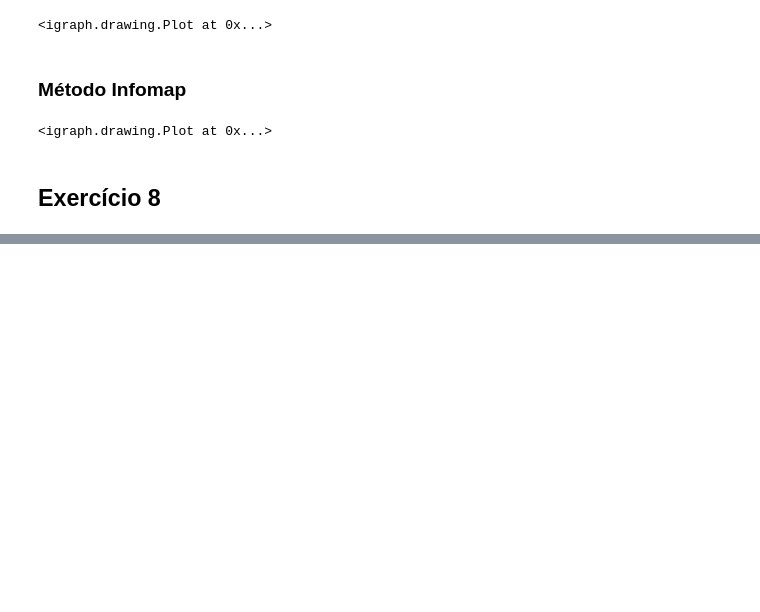
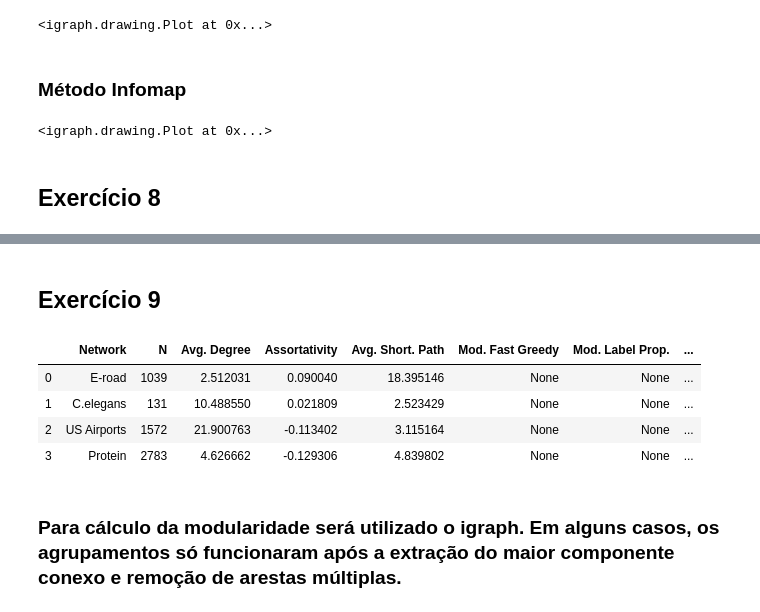
Before and after one commit to guimilan/redes_complexas, a Jupyter notebook: Lista2.ipynb, the cells around one changed output, grey strips where cells are left out. Saved outputs shown, nothing was run; the diff lists cells and outputs as text; code cells hidden in the pictures; blank space fills up the shorter version.

```diff
--- a/Lista2.ipynb
+++ b/Lista2.ipynb
@@ -724,0 +795,30 @@ igraph.plot(g_02, layout=pos_02, bbox=[0, 0, 300, 300])
+# %% [markdown]
+## Exercício 9
+# %%
+e_road_n = len(e_road.nodes())
+e_road_deg = degrees(e_road).mean()
+e_road_assort = nx.degree_assortativity_coefficient(e_road)
+e_road_path = nx.average_shortest_path_length(e_road)
+
+celegans_n = len(celegans.nodes())
+celegans_deg = degrees(celegans).mean()
+celegans_assort = nx.degree_assortativity_coefficient(celegans)
+celegans_path = nx.average_shortest_path_length(celegans)
+
+airport_n = len(airport.nodes())
+airport_deg = degrees(airport).mean()
+airport_assort = nx.degree_assortativity_coefficient(airport)
+airport_path = e_road_path = nx.average_shortest_path_length(airport)
+
+protein_n = len(protein.nodes())
+protein_deg = degrees(protein).mean()
+protein_assort = nx.degree_assortativity_coefficient(protein)
+protein_path = e_road_path = nx.average_shortest_path_length(protein)
+# %% [output]
+|  | Network | N | Avg. Degree | Assortativity | Avg. Short. Path | Mod. Fast Greedy | Mod. Label Prop. | ... |
+| 0 | E-road | 1039 | 2.512031 | 0.090040 | 18.395146 | None | None | ... |
+| 1 | C.elegans | 131 | 10.488550 | 0.021809 | 2.523429 | None | None | ... |
+| 2 | US Airports | 1572 | 21.900763 | -0.113402 | 3.115164 | None | None | ... |
+| 3 | Protein | 2783 | 4.626662 | -0.129306 | 4.839802 | None | None | ... |
+# %% [markdown]
+### Para cálculo da modularidade será utilizado o igraph. Em alguns casos, os agrupamentos só funcionaram após a extração do maior componente conexo e remoção de arestas múltiplas.
```
Also changed, not shown: parts of 22 cells of this notebook, 3 other files.
